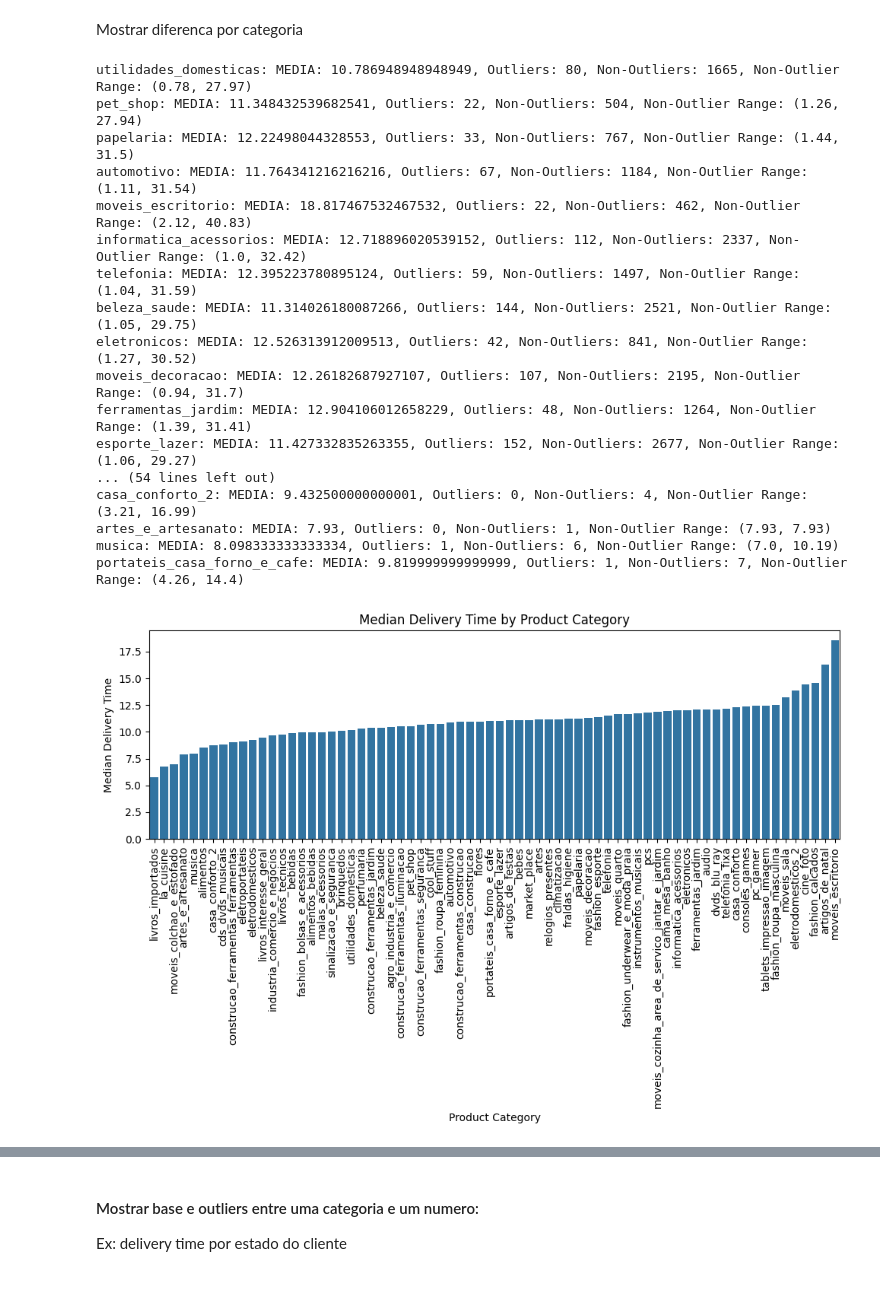
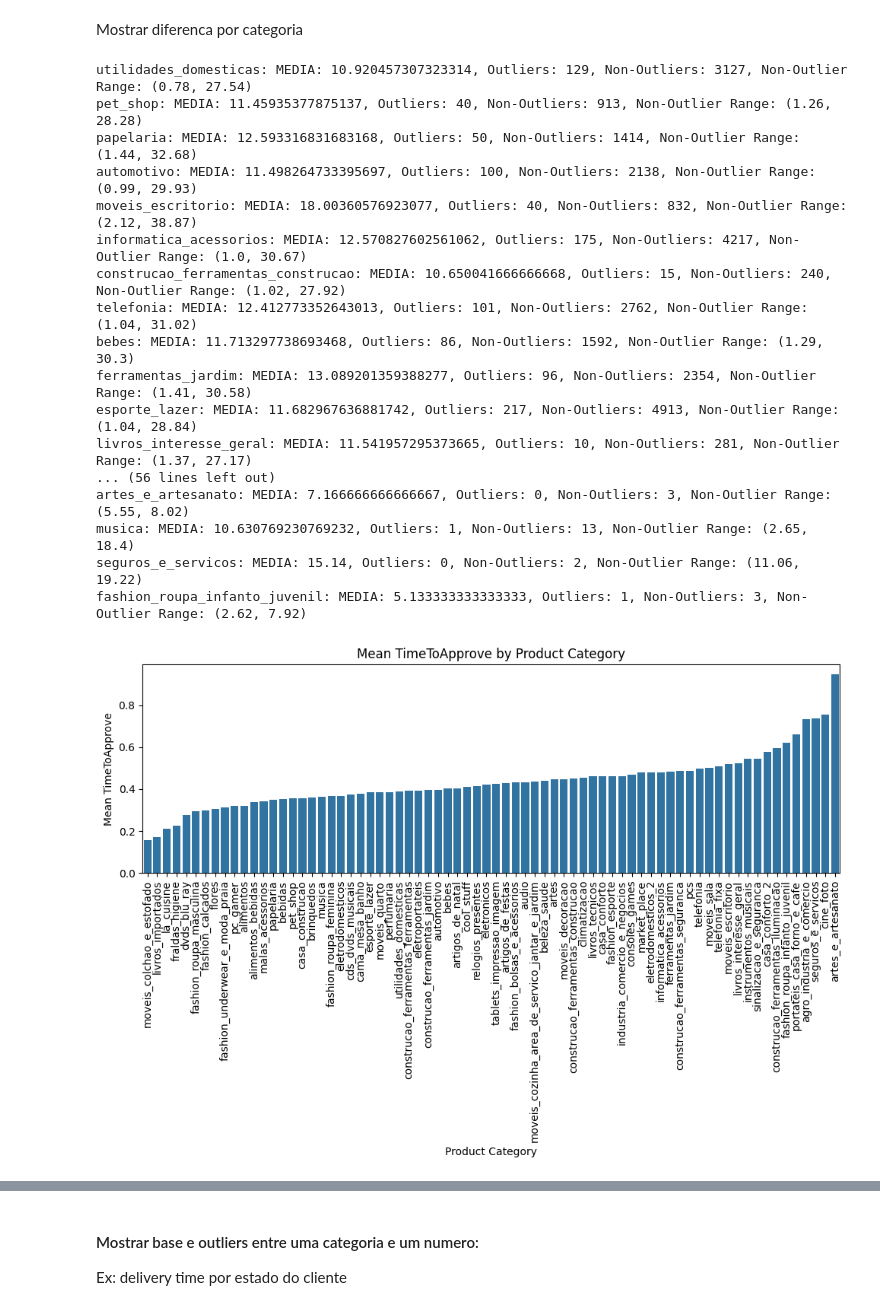
Before and after one commit to gabrielGAGRA/Kagglitos, a Jupyter notebook: analise.ipynb, the cells around one changed output, grey strips where cells are left out. Drawn from its saved outputs; the diff is of its cells as text; code cells hidden in the pictures.

```diff
--- a/analise.ipynb
+++ b/analise.ipynb
@@ -5,9 +5,10 @@ import matplotlib.pyplot as plt
 import pandas as pd
 import seaborn as sns
 
-DATA_URL = r"C:\Users\gabri\Documents\PROJETOS\PY\PJ_Code\DE\Data\dados_limpos.csv"
+DATA_URL = r"C:\Users\gabri\Documents\PROJETOS\PY\PJ_Code\DE\Data\Modelo 2\dados_completos - Copy.csv"
 df = pd.read_csv(DATA_URL)
-# %%
-df = df.dropna()
+# %%
+df = df.dropna(subset=['order_id','delivery_time','TimeToApprove','ApprovedToCarrier','Days_Delivery_CarrierToCustomer','seller_state','distance','product_category_name','product_weight_g','volume'])
+df = df[df['distance'] != 0]
 # %%
 df_num = df.select_dtypes(include=['float64', 'int64'])
@@ -124,40 +144,38 @@ for category in df['product_category_name'].dropna().unique():
 for category, info in results.items():
     print(f"{category}: MEDIA: {info['non_outlier_mean']}, Outliers: {info['outlier_count']}, Non-Outliers: {info['non_outlier_count']}, Non-Outlier Range: {info['non_outlier_range']}")
 # %% [output]
-utilidades_domesticas: MEDIA: 10.786948948948949, Outliers: 80, Non-Outliers: 1665, Non-Outlier Range: (0.78, 27.97)
-pet_shop: MEDIA: 11.348432539682541, Outliers: 22, Non-Outliers: 504, Non-Outlier Range: (1.26, 27.94)
-papelaria: MEDIA: 12.22498044328553, Outliers: 33, Non-Outliers: 767, Non-Outlier Range: (1.44, 31.5)
-automotivo: MEDIA: 11.764341216216216, Outliers: 67, Non-Outliers: 1184, Non-Outlier Range: (1.11, 31.54)
-moveis_escritorio: MEDIA: 18.817467532467532, Outliers: 22, Non-Outliers: 462, Non-Outlier Range: (2.12, 40.83)
-informatica_acessorios: MEDIA: 12.718896020539152, Outliers: 112, Non-Outliers: 2337, Non-Outlier Range: (1.0, 32.42)
-telefonia: MEDIA: 12.395223780895124, Outliers: 59, Non-Outliers: 1497, Non-Outlier Range: (1.04, 31.59)
-beleza_saude: MEDIA: 11.314026180087266, Outliers: 144, Non-Outliers: 2521, Non-Outlier Range: (1.05, 29.75)
-eletronicos: MEDIA: 12.526313912009513, Outliers: 42, Non-Outliers: 841, Non-Outlier Range: (1.27, 30.52)
-moveis_decoracao: MEDIA: 12.26182687927107, Outliers: 107, Non-Outliers: 2195, Non-Outlier Range: (0.94, 31.7)
-ferramentas_jardim: MEDIA: 12.904106012658229, Outliers: 48, Non-Outliers: 1264, Non-Outlier Range: (1.39, 31.41)
-esporte_lazer: MEDIA: 11.427332835263355, Outliers: 152, Non-Outliers: 2677, Non-Outlier Range: (1.06, 29.27)
-... (54 lines left out)
-casa_conforto_2: MEDIA: 9.432500000000001, Outliers: 0, Non-Outliers: 4, Non-Outlier Range: (3.21, 16.99)
-artes_e_artesanato: MEDIA: 7.93, Outliers: 0, Non-Outliers: 1, Non-Outlier Range: (7.93, 7.93)
-musica: MEDIA: 8.098333333333334, Outliers: 1, Non-Outliers: 6, Non-Outlier Range: (7.0, 10.19)
-portateis_casa_forno_e_cafe: MEDIA: 9.819999999999999, Outliers: 1, Non-Outliers: 7, Non-Outlier Range: (4.26, 14.4)
+utilidades_domesticas: MEDIA: 10.920457307323314, Outliers: 129, Non-Outliers: 3127, Non-Outlier Range: (0.78, 27.54)
+pet_shop: MEDIA: 11.45935377875137, Outliers: 40, Non-Outliers: 913, Non-Outlier Range: (1.26, 28.28)
+papelaria: MEDIA: 12.593316831683168, Outliers: 50, Non-Outliers: 1414, Non-Outlier Range: (1.44, 32.68)
+automotivo: MEDIA: 11.498264733395697, Outliers: 100, Non-Outliers: 2138, Non-Outlier Range: (0.99, 29.93)
+moveis_escritorio: MEDIA: 18.00360576923077, Outliers: 40, Non-Outliers: 832, Non-Outlier Range: (2.12, 38.87)
+informatica_acessorios: MEDIA: 12.570827602561062, Outliers: 175, Non-Outliers: 4217, Non-Outlier Range: (1.0, 30.67)
+construcao_ferramentas_construcao: MEDIA: 10.650041666666668, Outliers: 15, Non-Outliers: 240, Non-Outlier Range: (1.02, 27.92)
+telefonia: MEDIA: 12.412773352643013, Outliers: 101, Non-Outliers: 2762, Non-Outlier Range: (1.04, 31.02)
+bebes: MEDIA: 11.713297738693468, Outliers: 86, Non-Outliers: 1592, Non-Outlier Range: (1.29, 30.3)
+ferramentas_jardim: MEDIA: 13.089201359388277, Outliers: 96, Non-Outliers: 2354, Non-Outlier Range: (1.41, 30.58)
+esporte_lazer: MEDIA: 11.682967636881742, Outliers: 217, Non-Outliers: 4913, Non-Outlier Range: (1.04, 28.84)
+livros_interesse_geral: MEDIA: 11.541957295373665, Outliers: 10, Non-Outliers: 281, Non-Outlier Range: (1.37, 27.17)
+... (56 lines left out)
+artes_e_artesanato: MEDIA: 7.166666666666667, Outliers: 0, Non-Outliers: 3, Non-Outlier Range: (5.55, 8.02)
+musica: MEDIA: 10.630769230769232, Outliers: 1, Non-Outliers: 13, Non-Outlier Range: (2.65, 18.4)
+seguros_e_servicos: MEDIA: 15.14, Outliers: 0, Non-Outliers: 2, Non-Outlier Range: (11.06, 19.22)
+fashion_roupa_infanto_juvenil: MEDIA: 5.133333333333333, Outliers: 1, Non-Outliers: 3, Non-Outlier Range: (2.62, 7.92)
 # %%
-
-
 # Assuming df is your dataframe
 df = df.dropna(subset=['product_category_name'])
 
-# Calculate median delivery time for each category
-median_delivery_time = df.groupby('product_category_name')['delivery_time'].median().sort_values()
+# Calculate median TimeToApprove for each category
+median_delivery_time = df.groupby('product_category_name')['TimeToApprove'].mean().sort_values()
 
-# Plot median delivery times
+# Plot median TimeToApproves
 plt.figure(figsize=(10, 7))
 sns.barplot(x=median_delivery_time.index, y=median_delivery_time.values)
 plt.xticks(rotation=90)
 plt.xlabel('Product Category')
-plt.ylabel('Median Delivery Time')
-plt.title('Median Delivery Time by Product Category')
+plt.ylabel('Mean TimeToApprove')
+plt.title('Mean TimeToApprove by Product Category')
 plt.tight_layout()
 plt.show()
 # %% [output]
-[figure, old version]
+[figure, new version]
```
Also changed, not shown: parts of 16 cells of this notebook.
